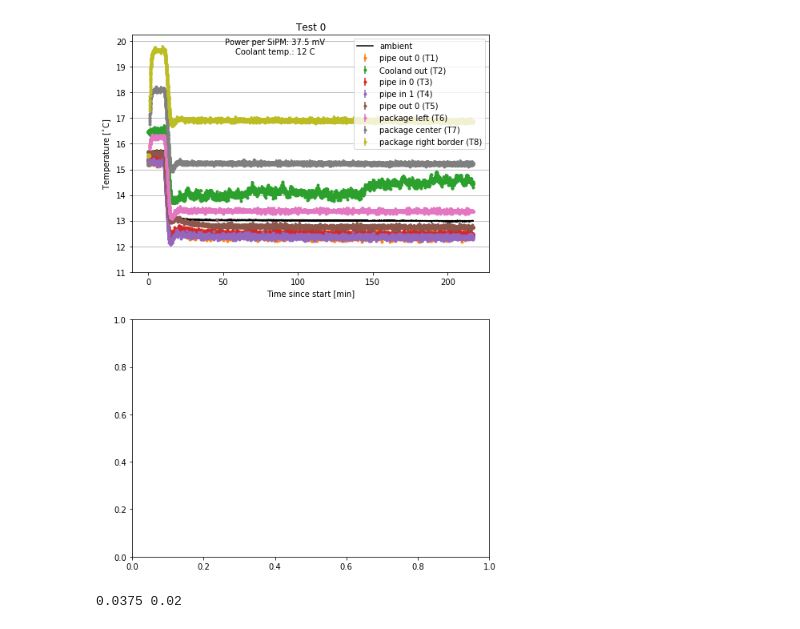
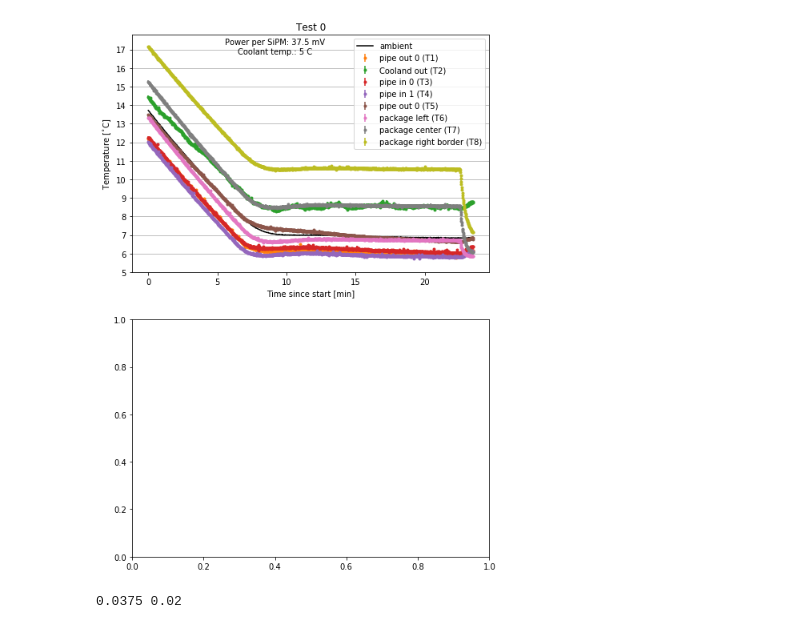
Before and after one commit to CaltechPrecisionTiming/CPTLab_ThermalStudies, a Jupyter notebook: PipeCooling_studies/plotRun_v0.ipynb, the cells around one changed output. Drawn from its saved outputs; the diff is of its cells as text; code cells hidden in the pictures.

```diff
--- a/PipeCooling_studies/plotRun_v0.ipynb
+++ b/PipeCooling_studies/plotRun_v0.ipynb
@@ -1,5 +1,5 @@
 # %%
-run_name = 'run3'
+run_name = 'run4'
 # %%
 import numpy as np
 import matplotlib.pyplot as plt
@@ -29,37 +29,37 @@ fig, ax = plt.subplots(N_rows, 1, figsize=(8,6*N_rows),
                       )
 
 for i_t, times in enumerate(dset['times']):
     data = np.array(getData(times))
 
     t = getRelativeTime(data, 'm')
 
     for i in range(1, len(sensor_map)+1):
         T = adc2T(data[:,i])
         T_UP = adc2T(data[:,i]+1)
         err = np.hypot(T - T_UP, 0.05)
 
 
         label = '{} (T{})'.format(sensor_map[i-1], i)
         ax[i_t].errorbar(t, T, err, fmt='.', color='C'+str(i), label=label)
-        if i==1 and np.sum(data[:,10]) > 0:
-            ax[i_t].plot(t, data[:,10], color='k', label='ambient')
 
-        ax[i_t].set_title('Test {}'.format(i_t))
         if i == len(sensor_map):
+            if np.sum(data[:,10]) > 0:
+                ax[i_t].plot(t, data[:,10], color='k', label='ambient')
             p, _ = V2power(dset['voltage'])
             power_txt = 'Power per SiPM: {:.1f} mV\nCoolant temp.: {} C'.format(1e3*p, dset['temp'])
             ax[i_t].text(0.4, 0.95, power_txt,
                          horizontalalignment='center',
                          verticalalignment='center',
                          transform=ax[i_t].transAxes)
             ax[i_t].legend(loc='best')
             ax[i_t].set_xlabel('Time since start [min]')
             ax[i_t].set_ylabel(r'Temperature [$^{\circ}$C]')
             ax[i_t].grid(axis='y')
+            ax[i_t].set_title('Test {}'.format(i_t))
             low, up = ax[i_t].get_ylim()
             ax[i_t].set_yticks(np.arange(np.floor(low), np.ceil(up), 1.))
 # %% [output]
-[figure, old version]
+[figure, new version]
 # %%
 P, I = V2power(30)
 print P, I
```
Also changed, not shown: 1 other file.
